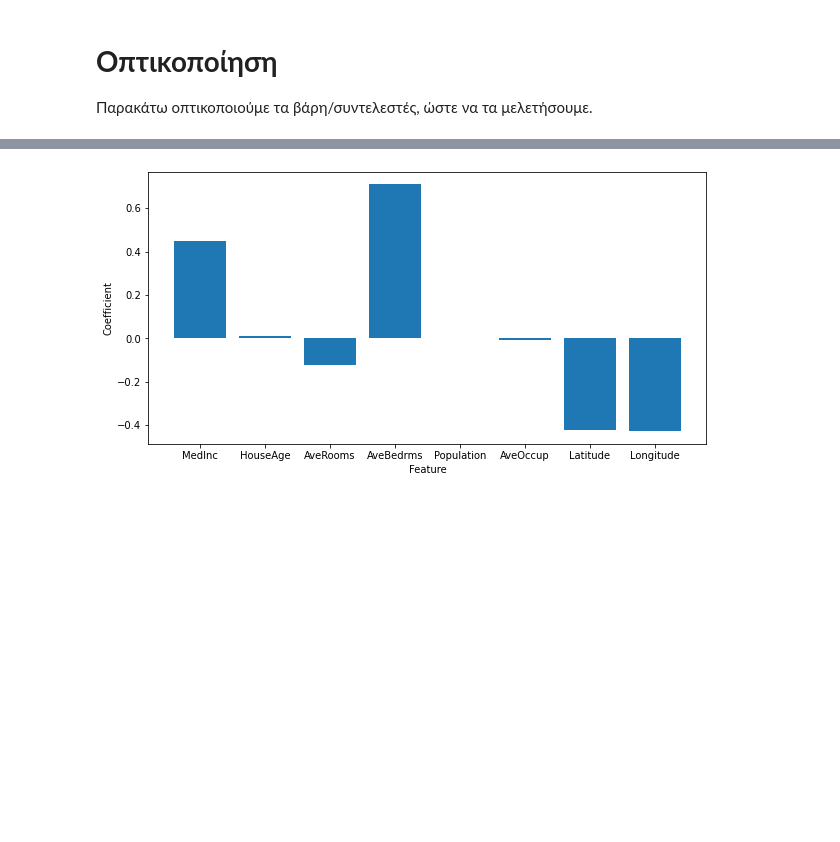
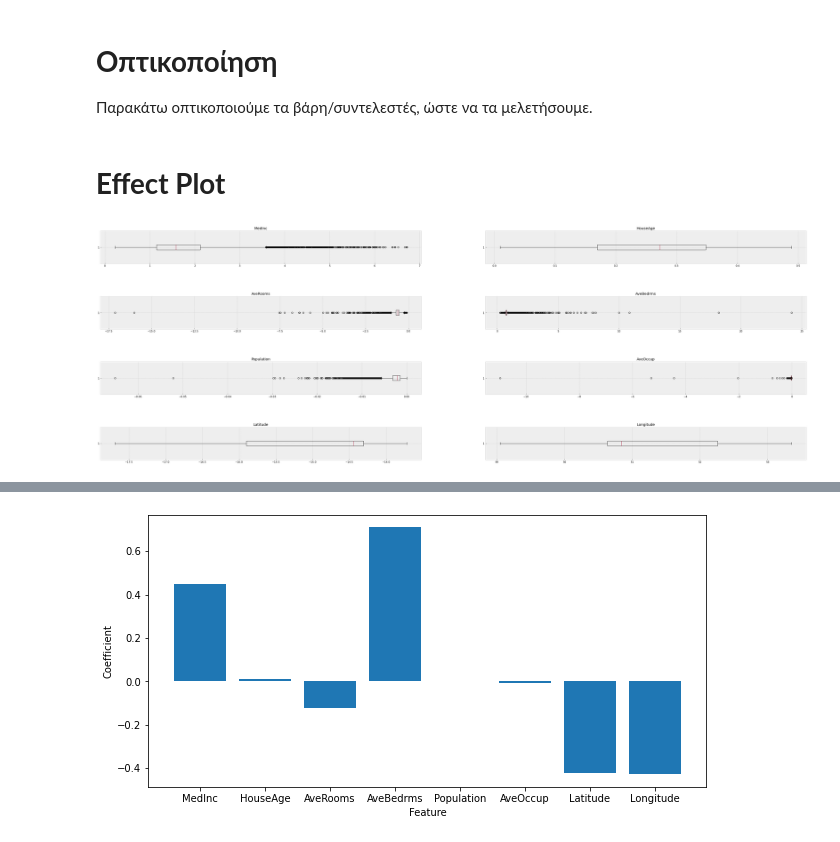
Before and after one commit to Maagnitude/california-housing-xai, a Jupyter notebook: california-housing-xai.ipynb, the cells around one changed output, grey strips where cells are left out. Drawn from its saved outputs; the diff is of its cells as text; code cells hidden in the pictures; blank space fills up the shorter version.

Commit message:
Added effect plot. TODO: explanation and other plots

```diff
--- a/california-housing-xai.ipynb
+++ b/california-housing-xai.ipynb
@@ -23,6 +23,7 @@ from sklearn.metrics import r2_score
 # %%
 # Load dataset (X:inputs/features, Y:target)
 ds_X, ds_Y = fetch_california_housing(return_X_y=True)
+data = fetch_california_housing(as_frame=True)
 # %%
 # Split features into training/test sets
 ds_X_train = ds_X[:-4000]
@@ -128,3 +89,19 @@ R-squared: 0.6616437502497786
 # %% [markdown]
 # **Οπτικοποίηση**
 Παρακάτω οπτικοποιούμε τα βάρη/συντελεστές, ώστε να τα μελετήσουμε.
+# %% [markdown]
+# **Effect Plot**
+# %%
+X_rev = ds_X.T
+plt.figure(figsize=(50, 50))
+
+for i in range(regr.coef_.size):
+  plt.style.use('bmh')
+  plt.subplot(11, 2, (i +1))
+  plt.title(data.feature_names[i])
+  plt.boxplot((X_rev[i] * regr.coef_[i]), vert=False)
+  plt.subplots_adjust(hspace=1)
+
+plt.show()
+# %% [output]
+[figure, added]
```
Also changed, not shown: parts of 6 cells of this notebook.
